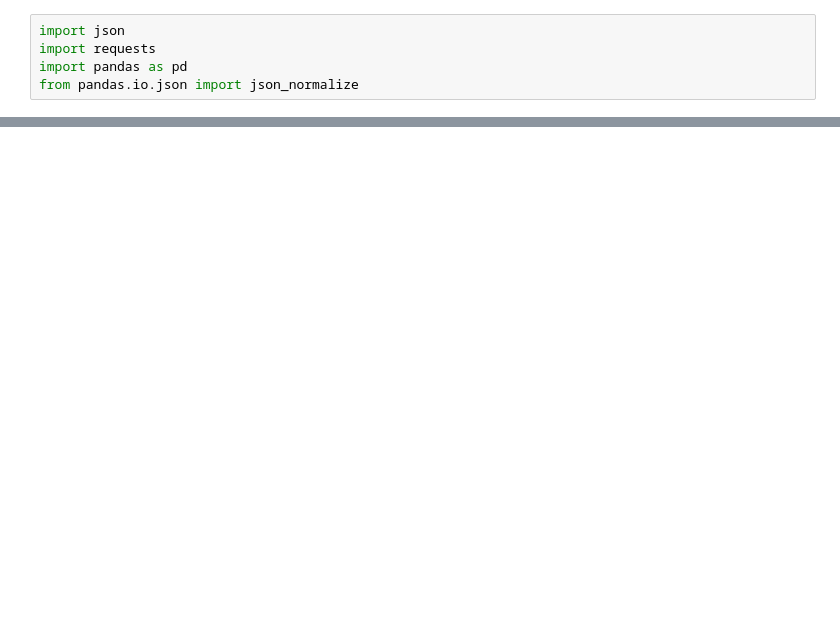
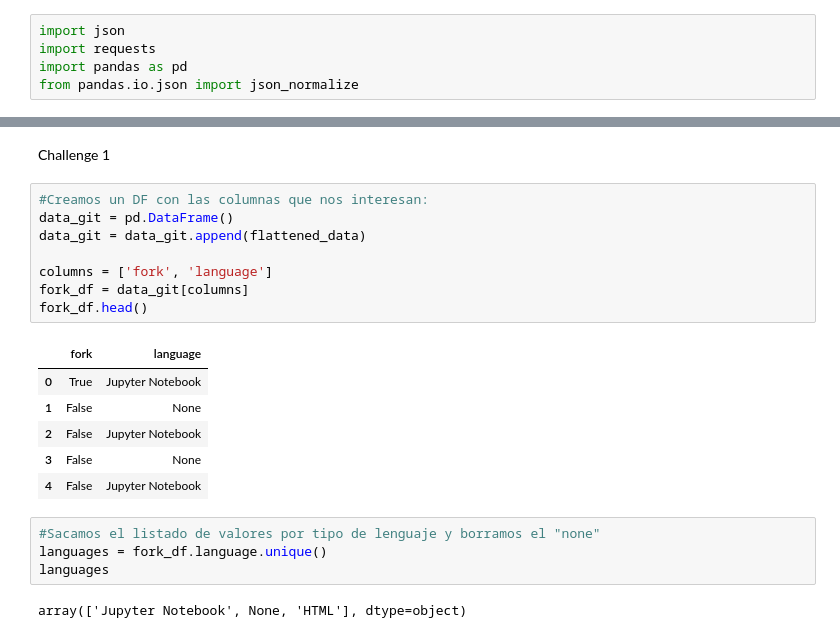
Before and after one commit to MartinPeTo/lab-API-scavenger, a Jupyter notebook: Scavengers game - API.ipynb, the cells around one changed output, grey strips where cells are left out. Cells and saved outputs as stored; diff of their text form; blank space fills up the shorter version.

```diff
--- a/Scavengers game - API.ipynb
+++ b/Scavengers game - API.ipynb
@@ -13,0 +55,23 @@ JSONDecodeError: Expecting value: line 7 column 1 (char 6)
+# %% [markdown]
+Challenge 1
+# %%
+#Creamos un DF con las columnas que nos interesan:
+data_git = pd.DataFrame()
+data_git = data_git.append(flattened_data)
+
+columns = ['fork', 'language']
+fork_df = data_git[columns]
+fork_df.head()
+# %% [output]
+|  | fork | language |
+| 0 | True | Jupyter Notebook |
+| 1 | False | None |
+| 2 | False | Jupyter Notebook |
+| 3 | False | None |
+| 4 | False | Jupyter Notebook |
+# %%
+#Sacamos el listado de valores por tipo de lenguaje y borramos el "none"
+languages = fork_df.language.unique()
+languages
+# %% [output]
+array(['Jupyter Notebook', None, 'HTML'], dtype=object)
```
Also changed, not shown: parts of 10 cells of this notebook.
